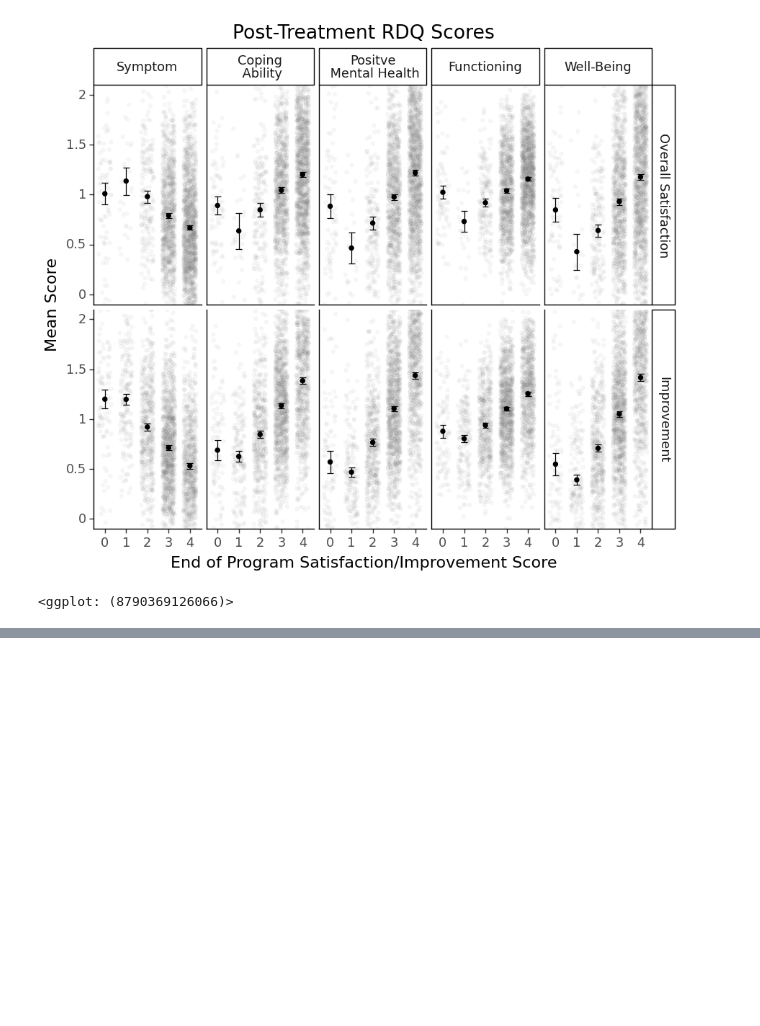
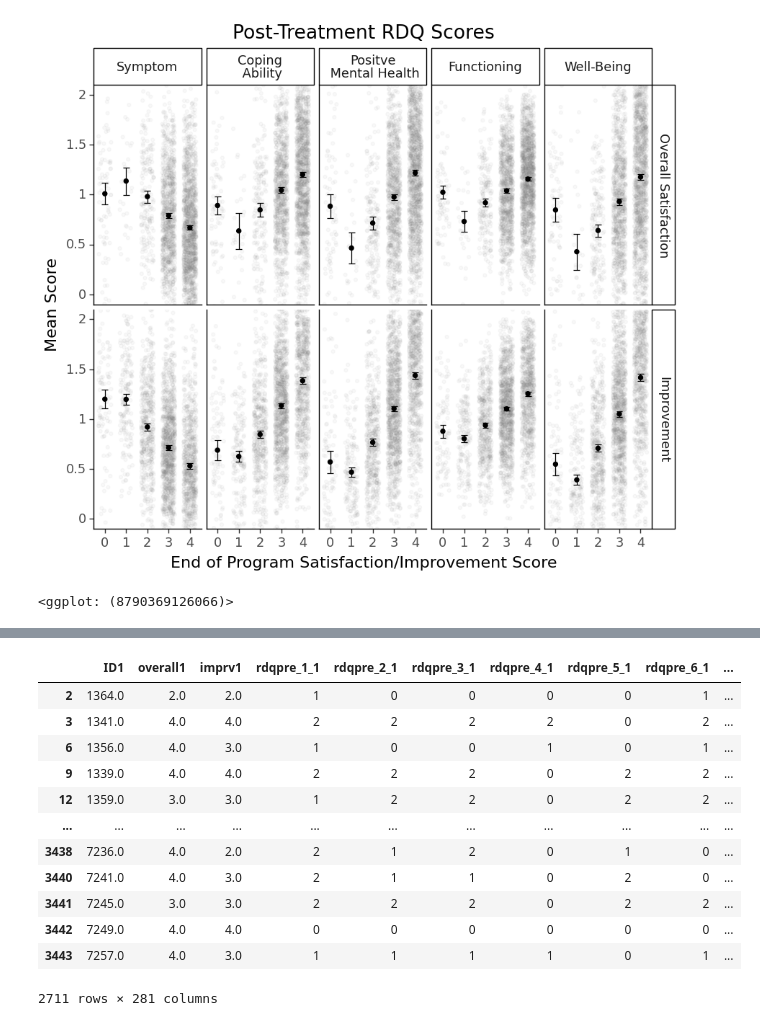
Before and after one commit to sin-ying-lin/phpTxOutcome, a Jupyter notebook: Code/Satisfaction_RDQ.ipynb, the cells around one changed output, grey strips where cells are left out. Cells and saved outputs as stored; diff of their text form; code cells hidden in the pictures; blank space fills up the shorter version.

```diff
--- a/Code/Satisfaction_RDQ.ipynb
+++ b/Code/Satisfaction_RDQ.ipynb
@@ -242,0 +244,16 @@ ggplot(df_long2, aes(x='satvalue', y='rdqvalue')) + \
+# %%
+df
+# %% [output]
+|  | ID1 | overall1 | imprv1 | rdqpre_1_1 | rdqpre_2_1 | rdqpre_3_1 | rdqpre_4_1 | rdqpre_5_1 | rdqpre_6_1 | ... |
+| 2 | 1364.0 | 2.0 | 2.0 | 1 | 0 | 0 | 0 | 0 | 1 | ... |
+| 3 | 1341.0 | 4.0 | 4.0 | 2 | 2 | 2 | 2 | 0 | 2 | ... |
+| 6 | 1356.0 | 4.0 | 3.0 | 1 | 0 | 0 | 1 | 0 | 1 | ... |
+| 9 | 1339.0 | 4.0 | 4.0 | 2 | 2 | 2 | 0 | 2 | 2 | ... |
+| 12 | 1359.0 | 3.0 | 3.0 | 1 | 2 | 2 | 0 | 2 | 2 | ... |
+| ... | ... | ... | ... | ... | ... | ... | ... | ... | ... | ... |
+| 3438 | 7236.0 | 4.0 | 2.0 | 2 | 1 | 2 | 0 | 1 | 0 | ... |
+| 3440 | 7241.0 | 4.0 | 3.0 | 2 | 1 | 1 | 0 | 2 | 0 | ... |
+| 3441 | 7245.0 | 3.0 | 3.0 | 2 | 2 | 2 | 0 | 2 | 2 | ... |
+| 3442 | 7249.0 | 4.0 | 4.0 | 0 | 0 | 0 | 0 | 0 | 0 | ... |
+| 3443 | 7257.0 | 4.0 | 3.0 | 1 | 1 | 1 | 1 | 0 | 1 | ... |
+2711 rows × 281 columns
```
Also changed, not shown: parts of 23 cells of this notebook, 1 other file.
